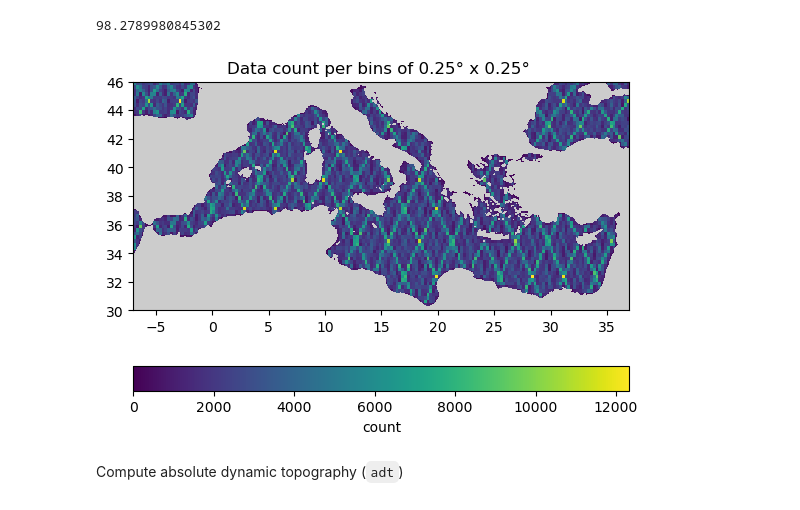
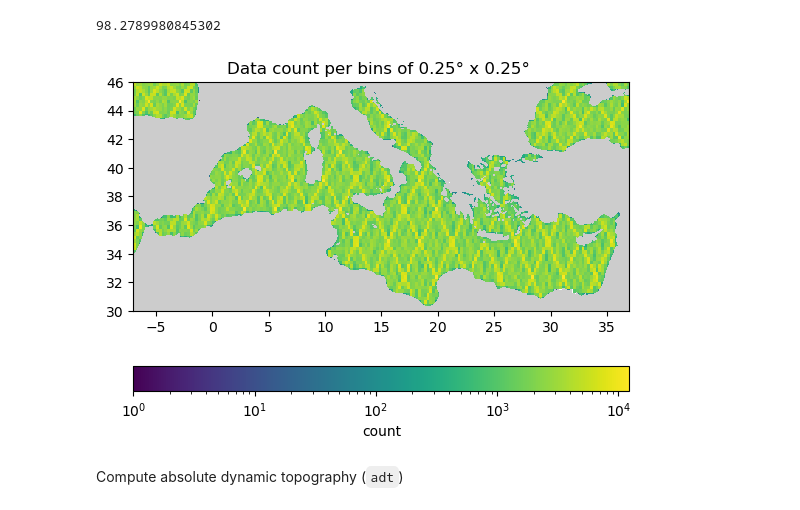
Before and after one commit to Alexander-Barth/CoastalCurrents.jl, a Jupyter notebook: examples/currents_altimetry.ipynb, the cells around one changed output. Cells and saved outputs as stored; diff of their text form; code cells hidden in the pictures.

```diff
--- a/examples/currents_altimetry.ipynb
+++ b/examples/currents_altimetry.ipynb
@@ -54,12 +54,14 @@ mean(length.(lon))
 # %% [output]
 98.2789980845302
 # %%
-plt.hist2d(reduce(vcat,lon),reduce(vcat,lat),(lonr,latr))
+plt.hist2d(reduce(vcat,lon),reduce(vcat,lat),(lonr,latr),
+    norm=matplotlib.colors.LogNorm()
+)
 colorbar(orientation="horizontal",label="count")
 CoastalCurrents.Plotting.plotmap(bathname)
 title("Data count per bins of $(step(lonr))° x $(step(latr))° ");
 # %% [output]
-[figure, old version]
+[figure, new version]
 # %% [markdown]
 Compute absolute dynamic topography (`adt`)
 # %%
```
Also changed, not shown: parts of 1 cell of this notebook, 4 other files.
